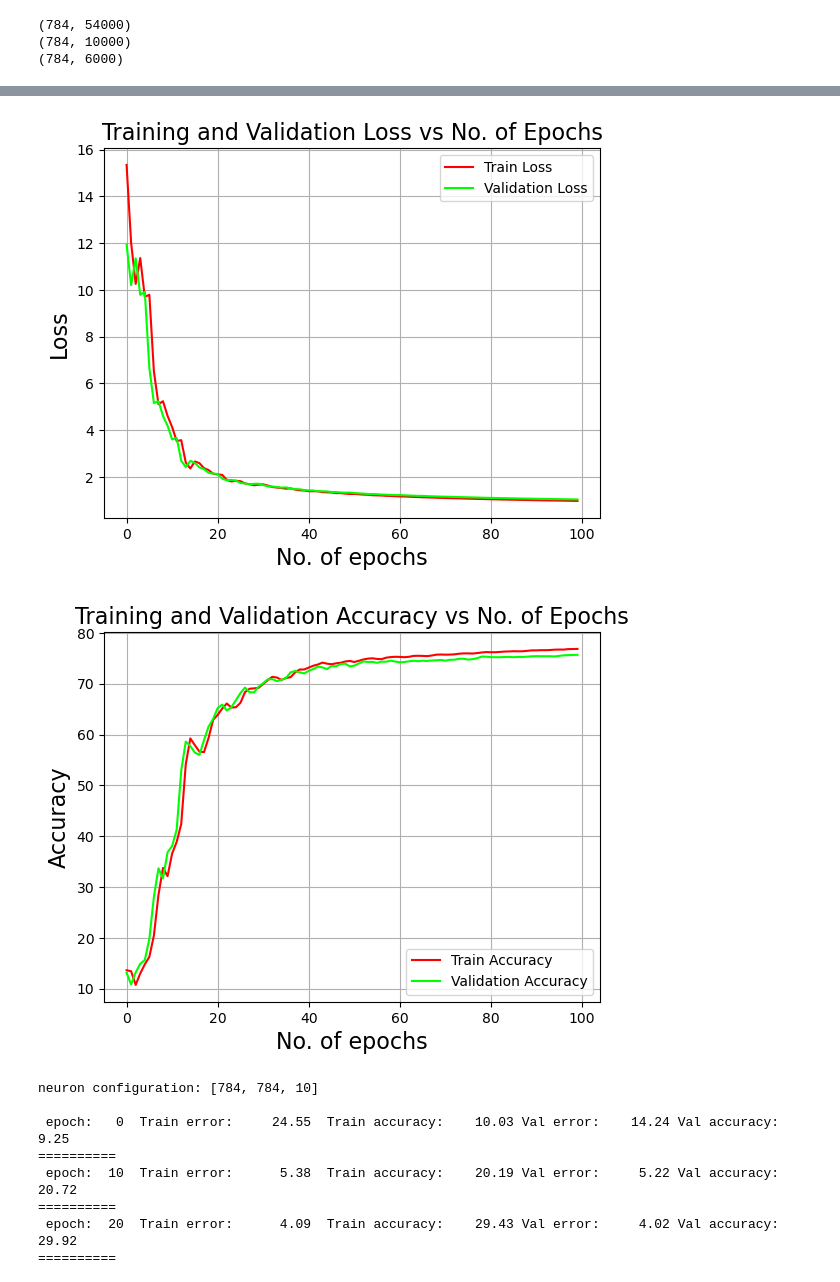
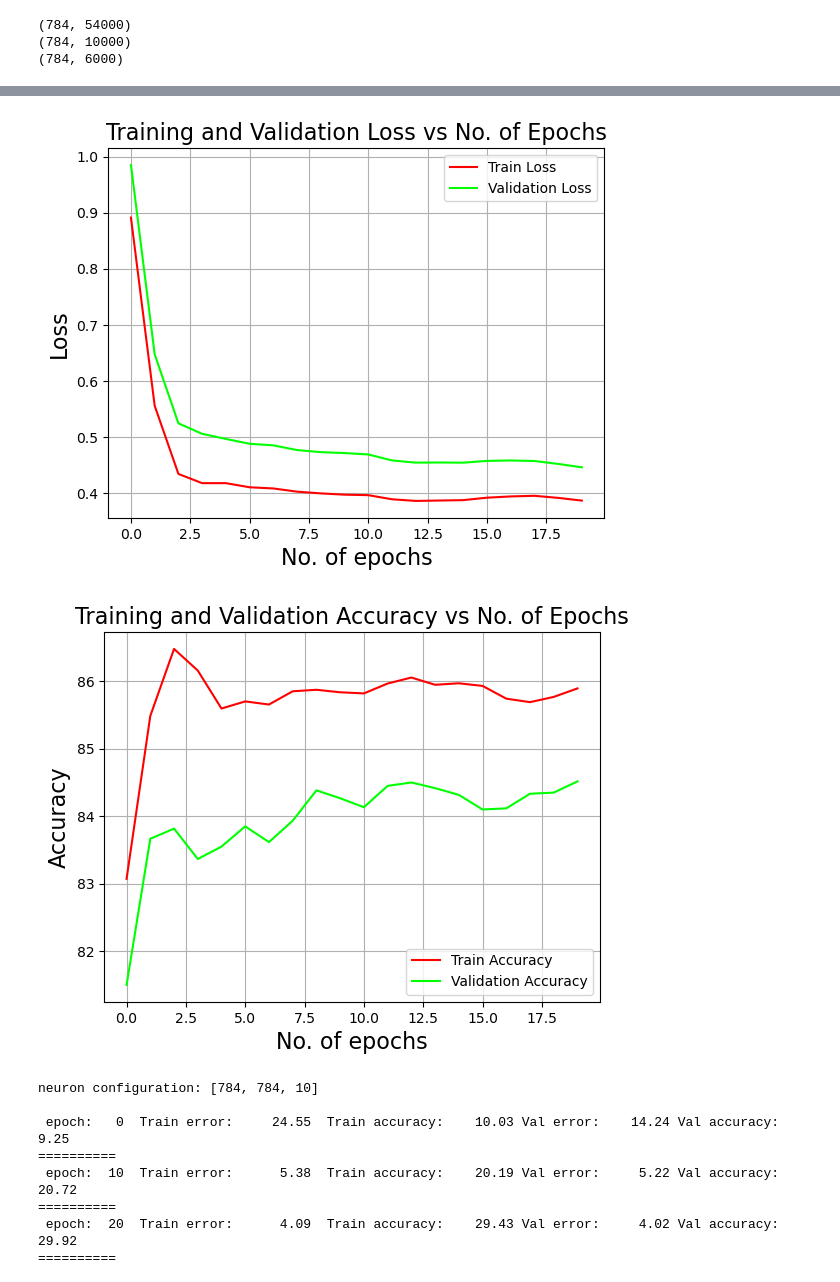
Before and after one commit to ananthu2014/MNIST_and_Fashion-MNIST_Image-Classification, a Jupyter notebook: Assignment 1/CS6910 Assignment 1.ipynb, the cells around one changed output, grey strips where cells are left out. Drawn from its saved outputs; the diff is of its cells as text; code cells hidden in the pictures.

```diff
--- a/Assignment 1/CS6910 Assignment 1.ipynb
+++ b/Assignment 1/CS6910 Assignment 1.ipynb
@@ -682,6 +740,6 @@ neuron configuration: [784, 784, 10]
 # %%
 '''Momentum gradient descent'''
-neural_network(x_train,y_train,x_val,y_val,optimizer='momentum_gradient_descent',momentum=0.9,epochs=100,neurons=784,num_hidden_layers=1)
+neural_network(x_train,y_train,x_val,y_val,optimizer='momentum_gradient_descent',batch_size=32,momentum=0.9,epochs=20,neurons=784,num_hidden_layers=1)
 # %% [output]
 neuron configuration: [784, 784, 10]
 
@@ -703,5 +761,5 @@ neuron configuration: [784, 784, 10]
-[figure, old version]
+[figure, new version]
-[figure, old version]
+[figure, new version]
 # %%
 '''Vanilla Gradient Descent'''
 neural_network(x_train,y_train,x_val,y_val,optimizer='vanilla_gradient_descent',epochs=100,neurons=784,num_hidden_layers=1)
```
Also changed, not shown: parts of 10 cells of this notebook.
